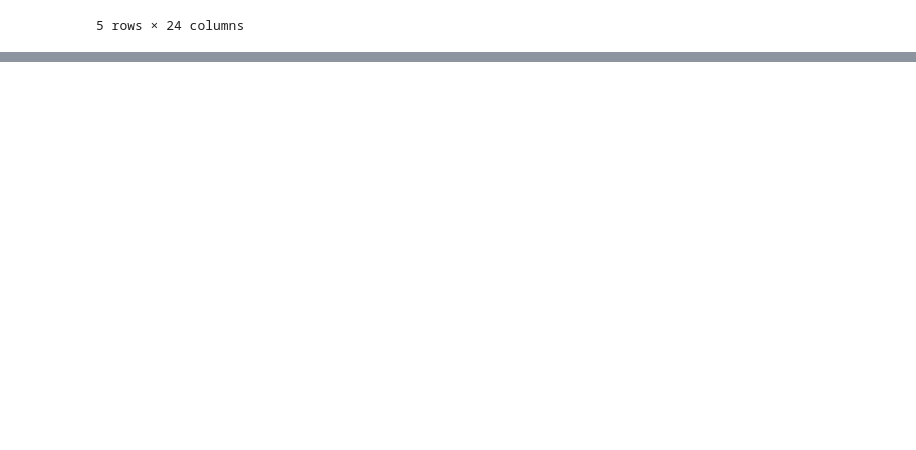
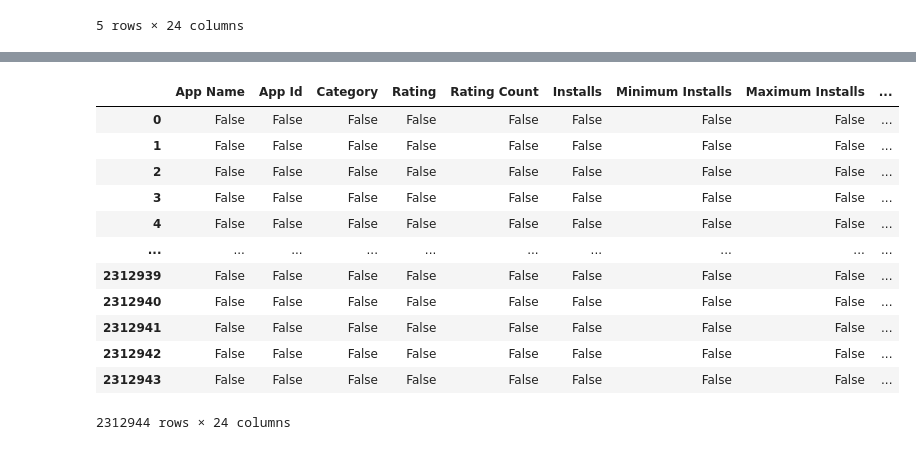
Before and after one commit to Sai-Preetham007/AI-ML, a Jupyter notebook: 2. Data Handling/EDA.ipynb, the cells around one changed output, grey strips where cells are left out. Cells and saved outputs as stored; diff of their text form; code cells hidden in the pictures; blank space fills up the shorter version.

```diff
--- a/2. Data Handling/EDA.ipynb
+++ b/2. Data Handling/EDA.ipynb
@@ -12,3 +12,7 @@ display(google_play_store_df.head())
 | 3 | Smart City Trichy Public Service ... | cst.stJoseph.ug17ucs548 | Communication | 5.0 | 5.0 | 10+ | 10.0 | 19 | ... |
 | 4 | GROW.me | com.horodyski.grower | Tools | 0.0 | 0.0 | 100+ | 100.0 | 478 | ... |
 5 rows × 24 columns
+# %%
+df = google_play_store_df
+
+df.shape
@@ -14,0 +53,16 @@ display(google_play_store_df.head())
+# %%
+df.isna()
+# %% [output]
+|  | App Name | App Id | Category | Rating | Rating Count | Installs | Minimum Installs | Maximum Installs | ... |
+| 0 | False | False | False | False | False | False | False | False | ... |
+| 1 | False | False | False | False | False | False | False | False | ... |
+| 2 | False | False | False | False | False | False | False | False | ... |
+| 3 | False | False | False | False | False | False | False | False | ... |
+| 4 | False | False | False | False | False | False | False | False | ... |
+| ... | ... | ... | ... | ... | ... | ... | ... | ... | ... |
+| 2312939 | False | False | False | False | False | False | False | False | ... |
+| 2312940 | False | False | False | False | False | False | False | False | ... |
+| 2312941 | False | False | False | False | False | False | False | False | ... |
+| 2312942 | False | False | False | False | False | False | False | False | ... |
+| 2312943 | False | False | False | False | False | False | False | False | ... |
+2312944 rows × 24 columns
```
Also changed, not shown: parts of 17 cells of this notebook, 2 other files.
